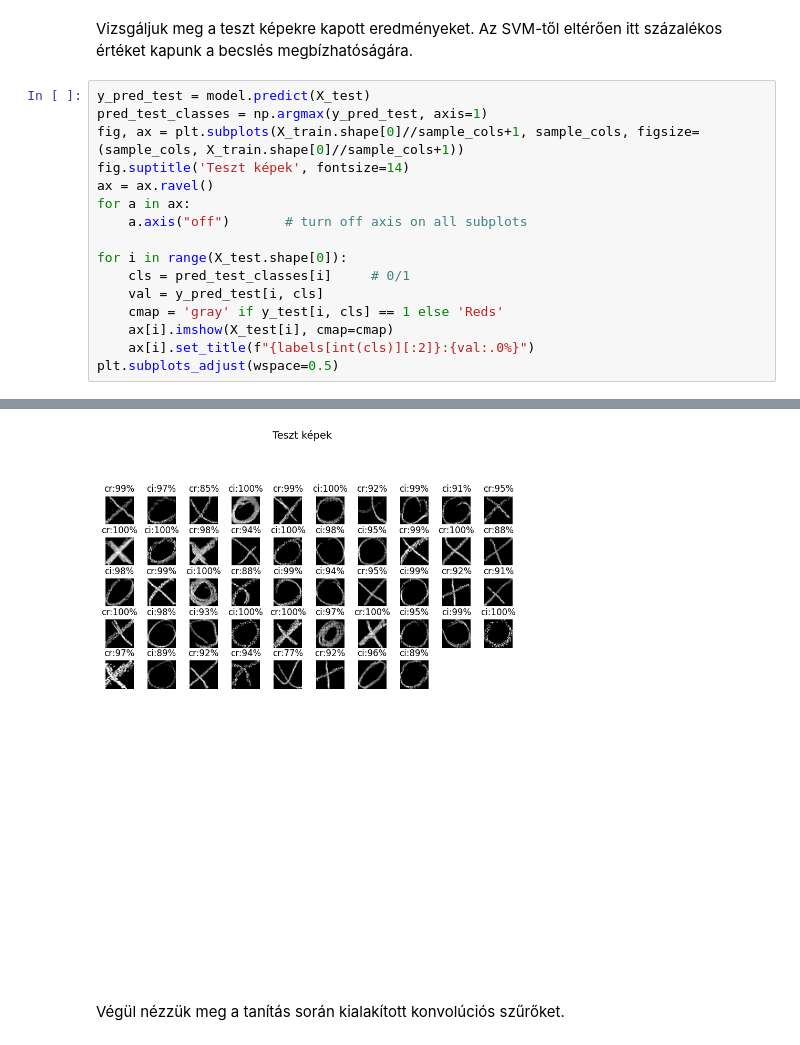
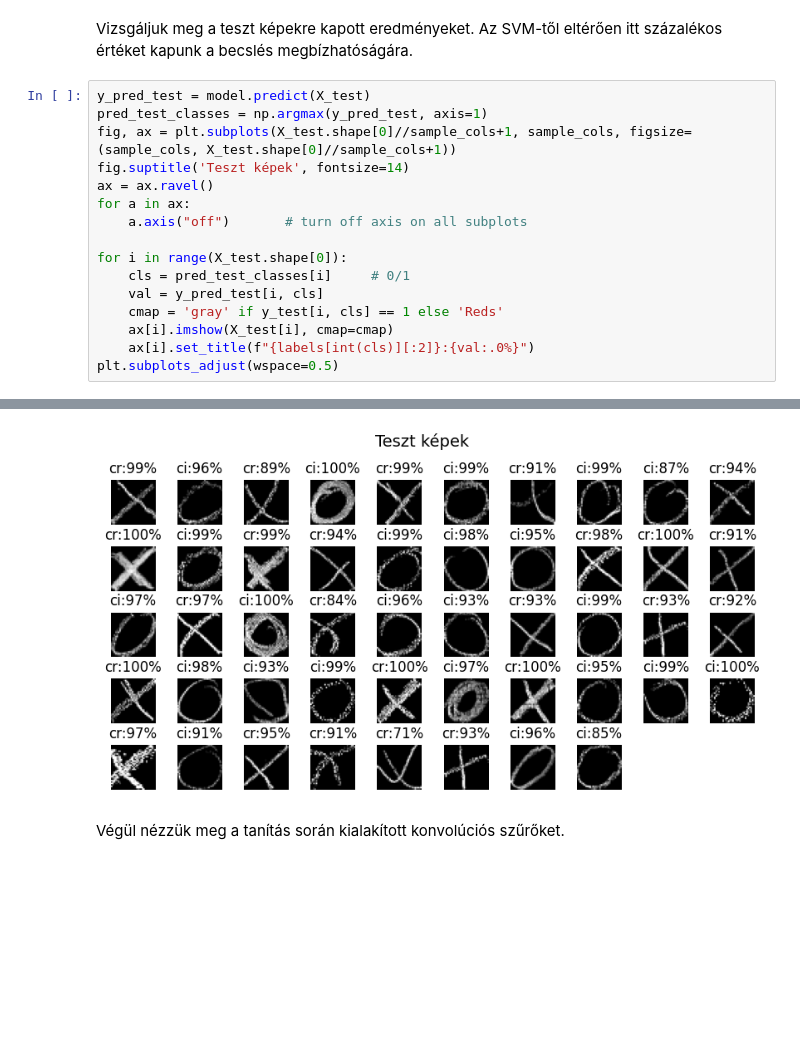
Before and after one commit to OSGeoLabBp/tutorials, a Jupyter notebook: hungarian/machine_learning/lessons/o_x_classification.ipynb, the cells around one changed output, grey strips where cells are left out. Cells and saved outputs as stored; diff of their text form; blank space fills up the shorter version.

```diff
--- a/hungarian/machine_learning/lessons/o_x_classification.ipynb
+++ b/hungarian/machine_learning/lessons/o_x_classification.ipynb
@@ -270,7 +270,7 @@ Vizsgáljuk meg a teszt képekre kapott eredményeket. Az SVM-től eltérően it
 # %%
 y_pred_test = model.predict(X_test)
 pred_test_classes = np.argmax(y_pred_test, axis=1)
-fig, ax = plt.subplots(X_train.shape[0]//sample_cols+1, sample_cols, figsize=(sample_cols, X_train.shape[0]//sample_cols+1))
+fig, ax = plt.subplots(X_test.shape[0]//sample_cols+1, sample_cols, figsize=(sample_cols, X_test.shape[0]//sample_cols+1))
 fig.suptitle('Teszt képek', fontsize=14)
 ax = ax.ravel()
 for a in ax:
@@ -288,4 +288,4 @@ plt.subplots_adjust(wspace=0.5)
-[figure, old version]
+[figure, new version]
 # %% [markdown]
 Végül nézzük meg a tanítás során kialakított konvolúciós szűrőket.
 # %%
```
Also changed, not shown: parts of 6 cells of this notebook.
